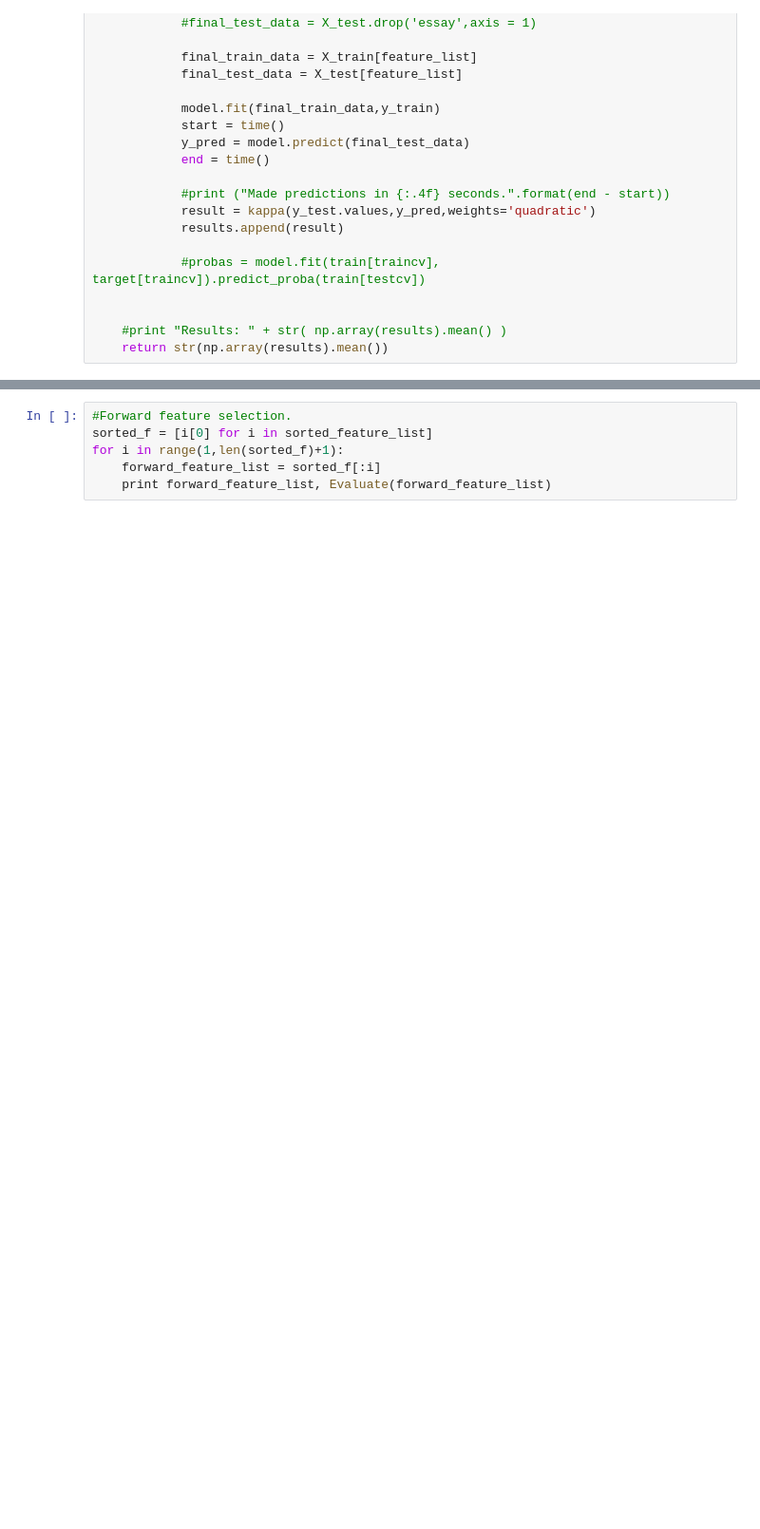
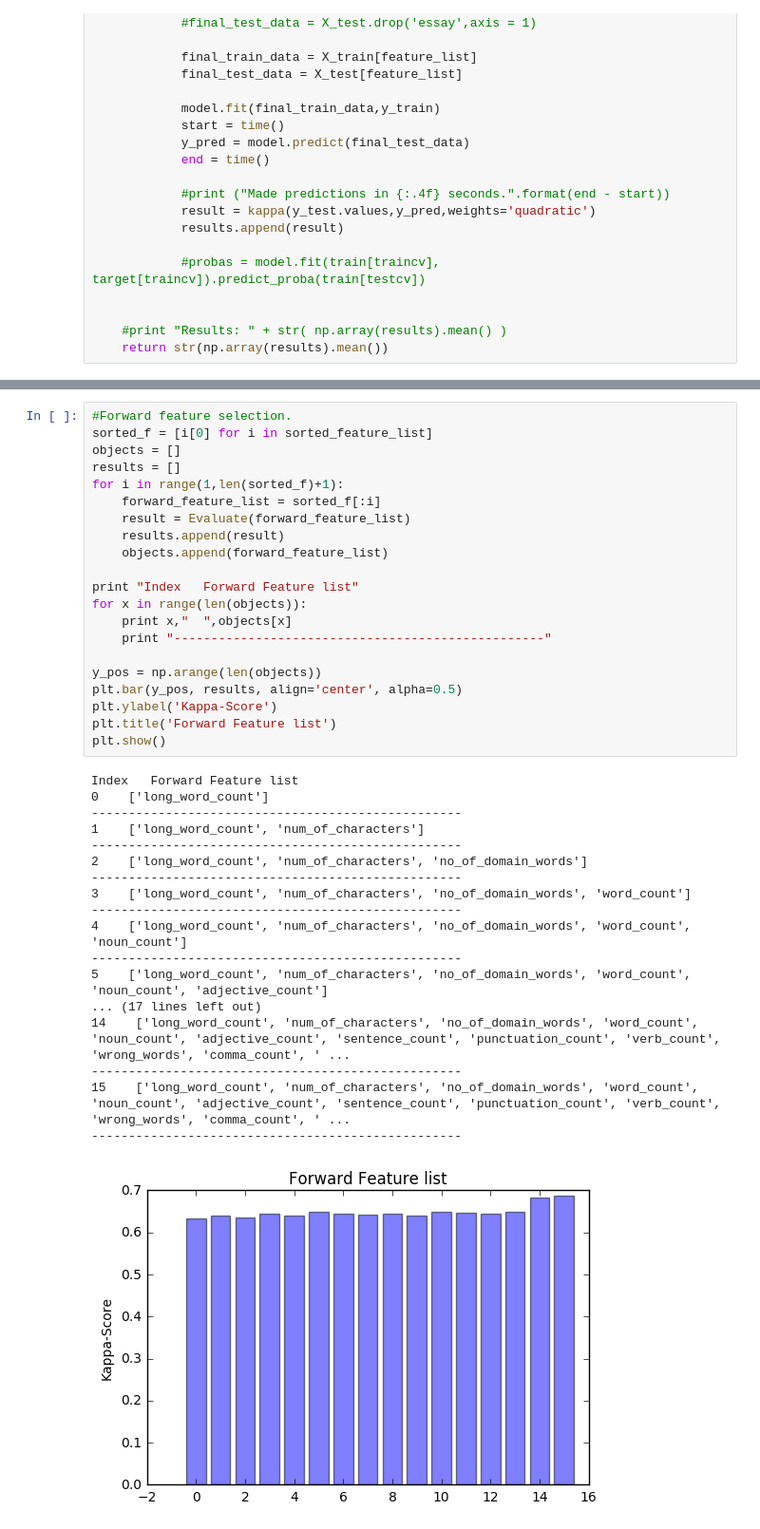
Before and after one commit to vasu5235/Kaggle-Automated-Essay-Checking-System, a Jupyter notebook: aes.ipynb, the cells around one changed output, grey strips where cells are left out. Shown at 95% size. Cells and saved outputs as stored; diff of their text form; blank space fills up the shorter version.

```diff
--- a/aes.ipynb
+++ b/aes.ipynb
@@ -253,6 +287,40 @@ sorted_feature_list
 # %%
 #Forward feature selection.
 sorted_f = [i[0] for i in sorted_feature_list]
+objects = []
+results = []
 for i in range(1,len(sorted_f)+1):
     forward_feature_list = sorted_f[:i]
-    print forward_feature_list, Evaluate(forward_feature_list)
+    result = Evaluate(forward_feature_list)
+    results.append(result)
+    objects.append(forward_feature_list)
+
+print "Index   Forward Feature list"
+for x in range(len(objects)):
+    print x,"  ",objects[x]
+    print "--------------------------------------------------"
+
+y_pos = np.arange(len(objects))
+plt.bar(y_pos, results, align='center', alpha=0.5)
+plt.ylabel('Kappa-Score')
+plt.title('Forward Feature list')
+plt.show()
+# %% [output]
+Index   Forward Feature list
+0    ['long_word_count']
+--------------------------------------------------
+1    ['long_word_count', 'num_of_characters']
+--------------------------------------------------
+2    ['long_word_count', 'num_of_characters', 'no_of_domain_words']
+--------------------------------------------------
+3    ['long_word_count', 'num_of_characters', 'no_of_domain_words', 'word_count']
+--------------------------------------------------
+4    ['long_word_count', 'num_of_characters', 'no_of_domain_words', 'word_count', 'noun_count']
+--------------------------------------------------
+5    ['long_word_count', 'num_of_characters', 'no_of_domain_words', 'word_count', 'noun_count', 'adjective_count']
+... (17 lines left out)
+14    ['long_word_count', 'num_of_characters', 'no_of_domain_words', 'word_count', 'noun_count', 'adjective_count', 'sentence_count', 'punctuation_count', 'verb_count', 'wrong_words', 'comma_count', ' ...
+--------------------------------------------------
+15    ['long_word_count', 'num_of_characters', 'no_of_domain_words', 'word_count', 'noun_count', 'adjective_count', 'sentence_count', 'punctuation_count', 'verb_count', 'wrong_words', 'comma_count', ' ...
+--------------------------------------------------
+[figure, added]
```
Also changed, not shown: parts of 21 cells of this notebook, 10 other files.
